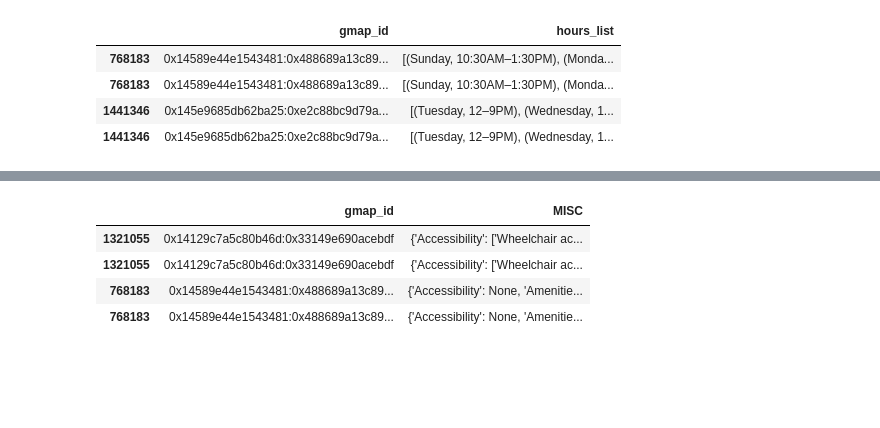
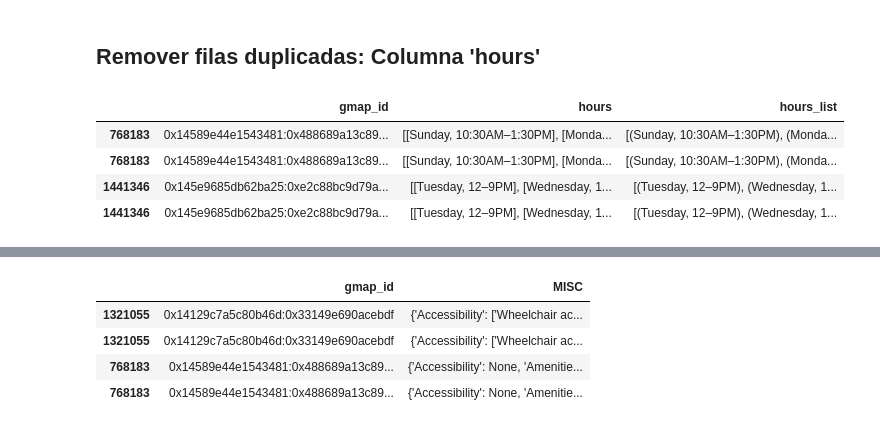
Before and after one commit to MatB1988/proyectogrupal, a Jupyter notebook: Pruebas/gmaps_meta_dups.ipynb, the cells around one changed output, grey strips where cells are left out. Cells and saved outputs as stored; diff of their text form; code cells hidden in the pictures; blank space fills up the shorter version.

```diff
--- a/Pruebas/gmaps_meta_dups.ipynb
+++ b/Pruebas/gmaps_meta_dups.ipynb
@@ -160,26 +163,28 @@ memory usage: 31.8+ MB
 |  | gmap_id | name | address | description | latitude | longitude | category | avg_rating | num_of_reviews | ... |
 | 2381893 | 0x0:0x2ab217fc59211262 | Sidelines Grille | Sidelines Grille, 3405 Busbee Dr ... | None | 34.034708 | -84.575423 | restaurant | 2.3 | 3 | ... |
 | 885585 | 0x1412bcfc0336fce9:0x33da3c68ef21... | Aztlan Foods Corp | Aztlan Foods Corp, 9110 NW 106th ... | None | 25.869479 | -80.347611 | food products supplier | 4.7 | 8 | ... |
+# %% [markdown]
+## Remover filas duplicadas: Columna 'hours'
 # %%
 data_gmaps_metadata_hours = data_gmaps_metadata[
     column_list_hours].dropna(subset=['hours']).copy()
 data_gmaps_metadata_hours['hours_list'] = [list(map(tuple, lst)) for lst in data_gmaps_metadata_hours.hours]
-data_gmaps_metadata_hours.drop(columns=['hours'], inplace=True)
+data_gmaps_metadata_hours_list = data_gmaps_metadata_hours.drop(columns=['hours']).copy()
 
 # para que drop_duplicates acepte las columnas anidadas, transformamos las columas en tuple
 data_gmaps_metadata_hours_dups = data_gmaps_metadata_hours[
-    data_gmaps_metadata_hours.assign(
-        hours_list = data_gmaps_metadata_hours['hours_list'].map(tuple)
+    data_gmaps_metadata_hours_list.assign(
+        hours_list = data_gmaps_metadata_hours_list['hours_list'].map(tuple)
         ).duplicated(keep=False) # False muestra todos los duplicados
-    ].sort_values(by=['gmap_id'])
+    ].sort_values(by=['gmap_id']).copy()
 
 # observamos que existen valores duplicados
 data_gmaps_metadata_hours_dups.head(4)
 # %% [output]
-|  | gmap_id | hours_list |
-| 768183 | 0x14589e44e1543481:0x488689a13c89... | [(Sunday, 10:30AM–1:30PM), (Monda... |
-| 768183 | 0x14589e44e1543481:0x488689a13c89... | [(Sunday, 10:30AM–1:30PM), (Monda... |
-| 1441346 | 0x145e9685db62ba25:0xe2c88bc9d79a... | [(Tuesday, 12–9PM), (Wednesday, 1... |
-| 1441346 | 0x145e9685db62ba25:0xe2c88bc9d79a... | [(Tuesday, 12–9PM), (Wednesday, 1... |
+|  | gmap_id | hours | hours_list |
+| 768183 | 0x14589e44e1543481:0x488689a13c89... | [[Sunday, 10:30AM–1:30PM], [Monda... | [(Sunday, 10:30AM–1:30PM), (Monda... |
+| 768183 | 0x14589e44e1543481:0x488689a13c89... | [[Sunday, 10:30AM–1:30PM], [Monda... | [(Sunday, 10:30AM–1:30PM), (Monda... |
+| 1441346 | 0x145e9685db62ba25:0xe2c88bc9d79a... | [[Tuesday, 12–9PM], [Wednesday, 1... | [(Tuesday, 12–9PM), (Wednesday, 1... |
+| 1441346 | 0x145e9685db62ba25:0xe2c88bc9d79a... | [[Tuesday, 12–9PM], [Wednesday, 1... | [(Tuesday, 12–9PM), (Wednesday, 1... |
 # %%
 # para que drop_duplicates acepte las columnas anidadas, transformamos las columas en tuple
```
Also changed, not shown: parts of 12 cells of this notebook, 11 other files.
